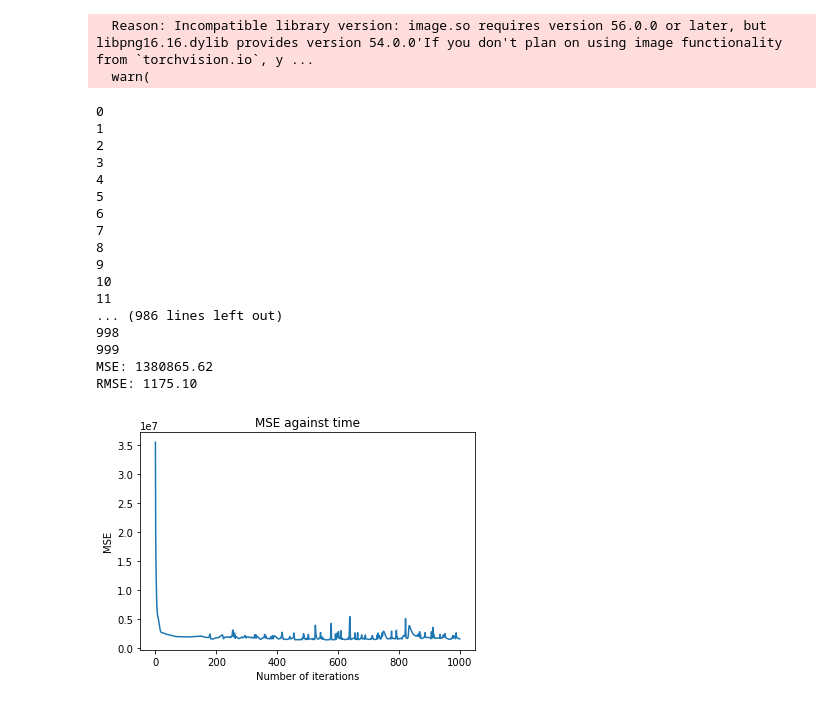
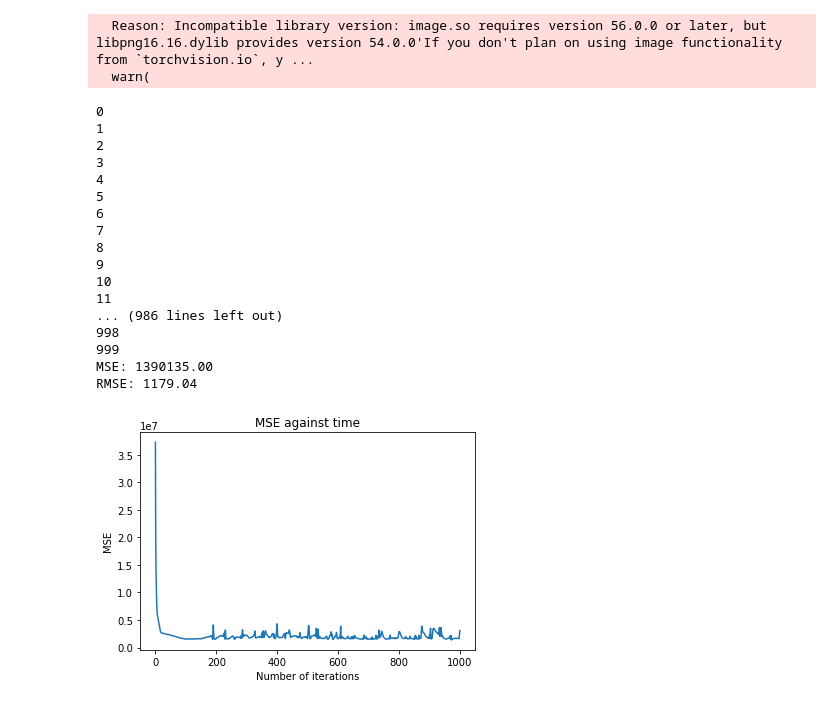
Before and after one commit to Nicklelodeon/Forecasters, a Jupyter notebook: src/ML.ipynb, the cells around one changed output. Cells and saved outputs as stored; diff of their text form; code cells hidden in the pictures.

```diff
--- a/src/ML.ipynb
+++ b/src/ML.ipynb
@@ -46,7 +46,11 @@ model = nn.Sequential(
     nn.ReLU(),
     nn.Linear(400, 200),
     nn.ReLU(),
-    nn.Linear(200, 1)
+    nn.Linear(200, 100),
+    nn.ReLU(),
+    nn.Linear(100, 50),
+    nn.ReLU(),
+    nn.Linear(50, 1)
 )
 # for param in model.parameters():
 #     param.requires_grad = True
@@ -98,36 +102,36 @@ for epoch in range(n_epochs):
 # restore model and return best accuracy
 model.load_state_dict(best_weights)
 new_pred = model(X_test)
 print("MSE: %.2f" % best_mse)
 print("RMSE: %.2f" % np.sqrt(best_mse))
 # plt.subplot(1, 2, 1)
 # plt.plot(predictions)
 # plt.subplot(1, 2, 2)
 plt.plot(history)
 plt.xlabel('Number of iterations')
 plt.ylabel('MSE')
 plt.title('MSE against time')
 
 plt.show()
 # %% [output]
 0
 1
 2
 3
 4
 5
 6
 7
 8
 9
 10
 11
 ... (986 lines left out)
 998
 999
-MSE: 1380865.62
-RMSE: 1175.10
+MSE: 1390135.00
+RMSE: 1179.04
-[figure, old version]
+[figure, new version]
 # %%
 data = pd.read_csv("./6_24months_US_car_data.csv")
 # data = pd.read_csv("./6_24months_mldata.csv")
```
Also changed, not shown: parts of 2 cells of this notebook, 4 other files.
